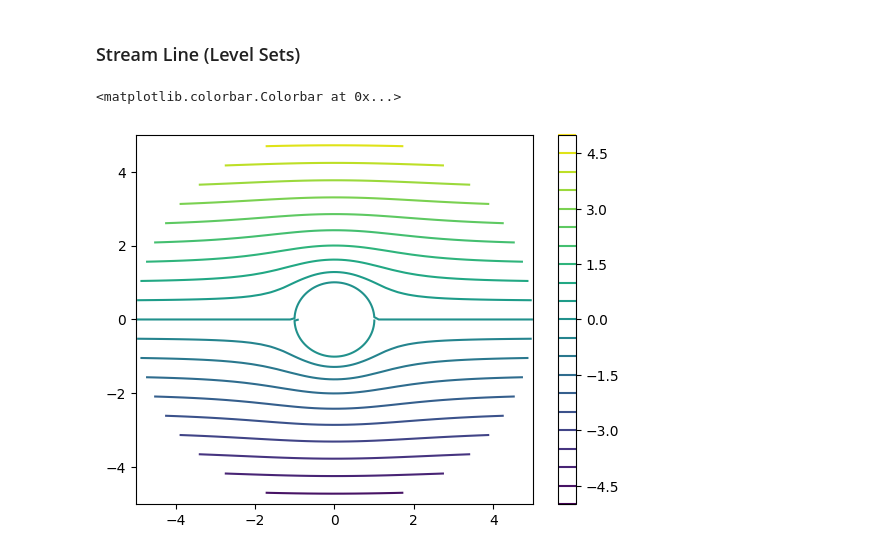
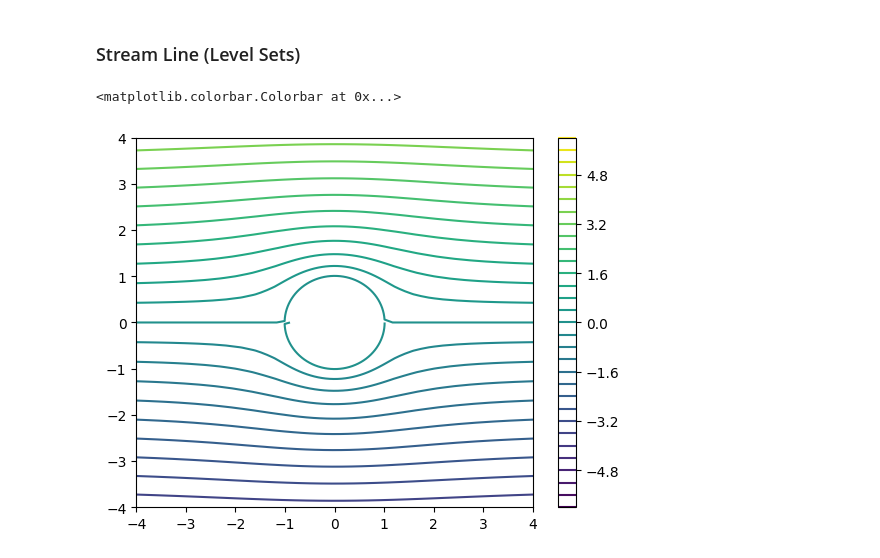
Before and after one commit to BrightMoon-FFRC037/Literature, a Jupyter notebook: Course/Methods of Mathematical Physics/Ideal Fluid Motion.ipynb, the cells around one changed output. Drawn from its saved outputs; the diff is of its cells as text; code cells hidden in the pictures.

```diff
--- a/Course/Methods of Mathematical Physics/Ideal Fluid Motion.ipynb
+++ b/Course/Methods of Mathematical Physics/Ideal Fluid Motion.ipynb
@@ -71,13 +71,15 @@ plt.quiver(X,Y,U,V,color='royalblue')
 # %% [markdown]
 ### Stream Line (Level Sets)
 # %%
-R, Θ = np.meshgrid(np.linspace(0.9,5,20),np.linspace(0,2*np.pi,100))
+R, Θ = np.meshgrid(np.linspace(0.9,6,20),np.linspace(0,2*np.pi,100))
 X, Y = R*np.cos(Θ), R*np.sin(Θ)
 
 ψ_p = lambdify([r,θ,v,a],ψ,'numpy')
 Z = ψ_p(R,Θ,1,1)
-plt.contour(X,Y,Z,levels = 20)
+plt.contour(X,Y,Z,levels = 30)
+plt.ylim([-4,4])
+plt.xlim([-4,4])
 plt.colorbar()
 # %% [output]
 <matplotlib.colorbar.Colorbar at 0x...>
-[figure, old version]
+[figure, new version]
```
